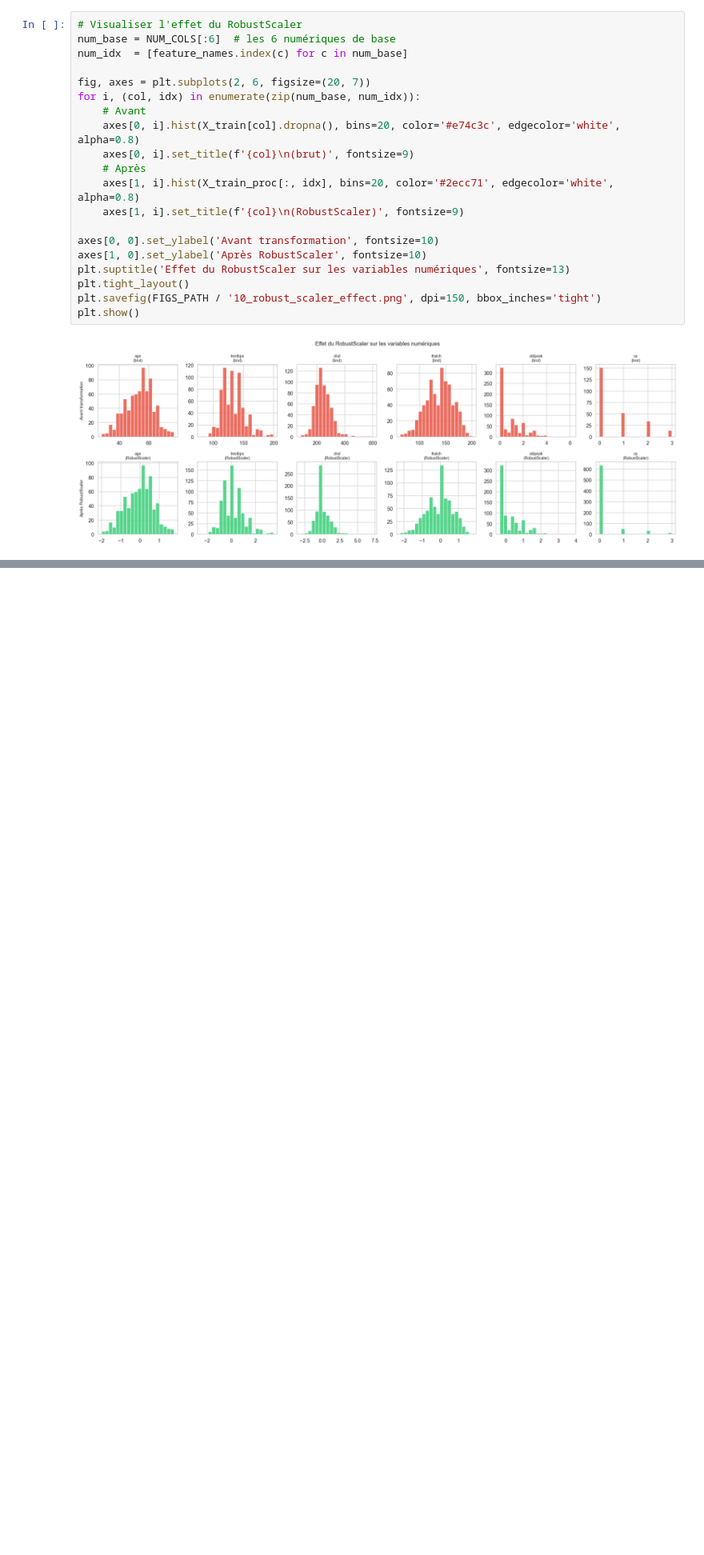
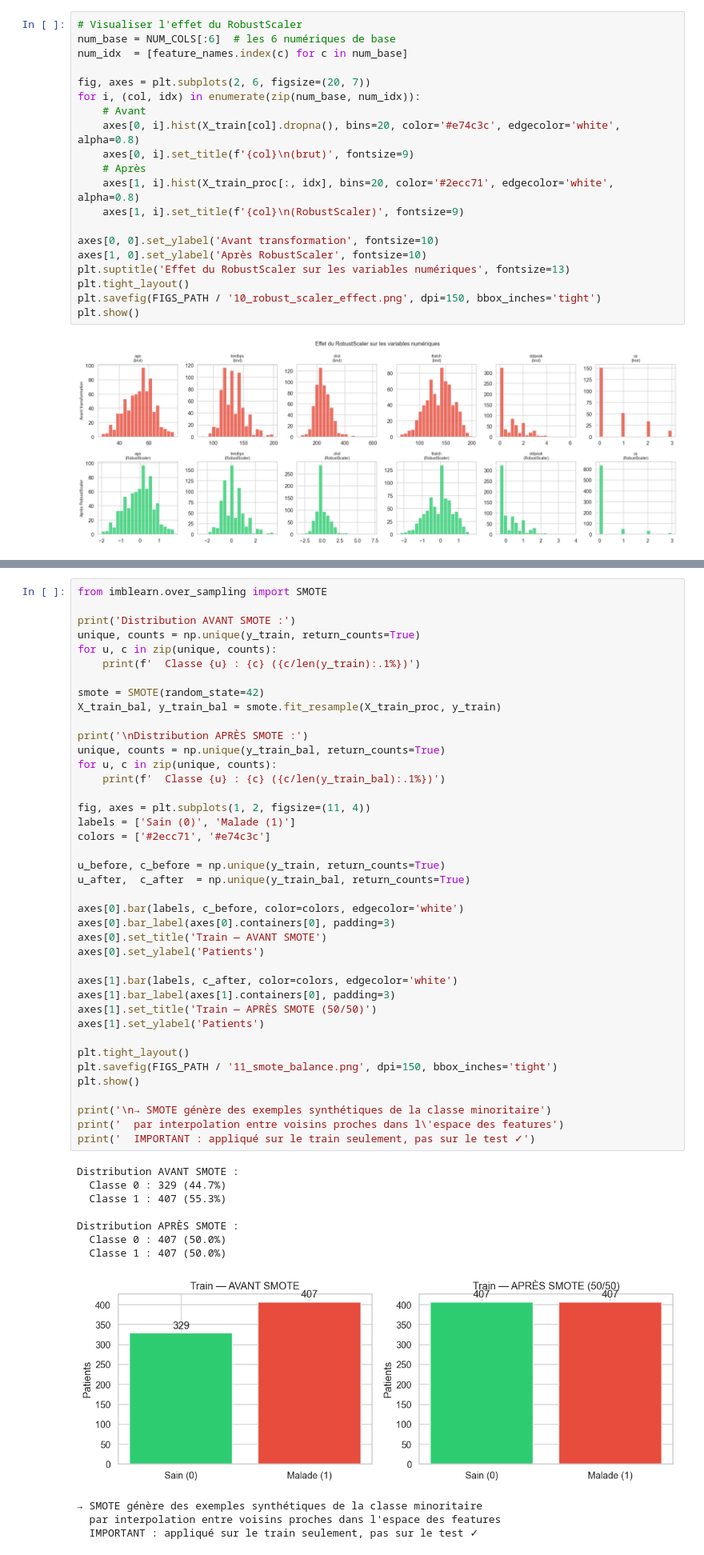
Before and after one commit to bijigunerachid/heart-disease-ml-dl-project, a Jupyter notebook: notebooks/02_preprocessing.ipynb, the cells around one changed output, grey strips where cells are left out. Shown at 80% size. Saved outputs shown, nothing was run; the diff lists cells and outputs as text; blank space fills up the shorter version.

Commit message:
SMOTE (équilibrage du train)

```diff
--- a/notebooks/02_preprocessing.ipynb
+++ b/notebooks/02_preprocessing.ipynb
@@ -248,0 +251,52 @@ plt.show()
+# %%
+from imblearn.over_sampling import SMOTE
+
+print('Distribution AVANT SMOTE :')
+unique, counts = np.unique(y_train, return_counts=True)
+for u, c in zip(unique, counts):
+    print(f'  Classe {u} : {c} ({c/len(y_train):.1%})')
+
+smote = SMOTE(random_state=42)
+X_train_bal, y_train_bal = smote.fit_resample(X_train_proc, y_train)
+
+print('\nDistribution APRÈS SMOTE :')
+unique, counts = np.unique(y_train_bal, return_counts=True)
+for u, c in zip(unique, counts):
+    print(f'  Classe {u} : {c} ({c/len(y_train_bal):.1%})')
+
+fig, axes = plt.subplots(1, 2, figsize=(11, 4))
+labels = ['Sain (0)', 'Malade (1)']
+colors = ['#2ecc71', '#e74c3c']
+
+u_before, c_before = np.unique(y_train, return_counts=True)
+u_after,  c_after  = np.unique(y_train_bal, return_counts=True)
+
+axes[0].bar(labels, c_before, color=colors, edgecolor='white')
+axes[0].bar_label(axes[0].containers[0], padding=3)
+axes[0].set_title('Train — AVANT SMOTE')
+axes[0].set_ylabel('Patients')
+
+axes[1].bar(labels, c_after, color=colors, edgecolor='white')
+axes[1].bar_label(axes[1].containers[0], padding=3)
+axes[1].set_title('Train — APRÈS SMOTE (50/50)')
+axes[1].set_ylabel('Patients')
+
+plt.tight_layout()
+plt.savefig(FIGS_PATH / '11_smote_balance.png', dpi=150, bbox_inches='tight')
+plt.show()
+
+print('\n→ SMOTE génère des exemples synthétiques de la classe minoritaire')
+print('  par interpolation entre voisins proches dans l\'espace des features')
+print('  IMPORTANT : appliqué sur le train seulement, pas sur le test ✓')
+# %% [output]
+Distribution AVANT SMOTE :
+  Classe 0 : 329 (44.7%)
+  Classe 1 : 407 (55.3%)
+
+Distribution APRÈS SMOTE :
+  Classe 0 : 407 (50.0%)
+  Classe 1 : 407 (50.0%)
+[figure, added]
+→ SMOTE génère des exemples synthétiques de la classe minoritaire
+  par interpolation entre voisins proches dans l'espace des features
+  IMPORTANT : appliqué sur le train seulement, pas sur le test ✓
```
Also changed, not shown: parts of 1 cell of this notebook.
